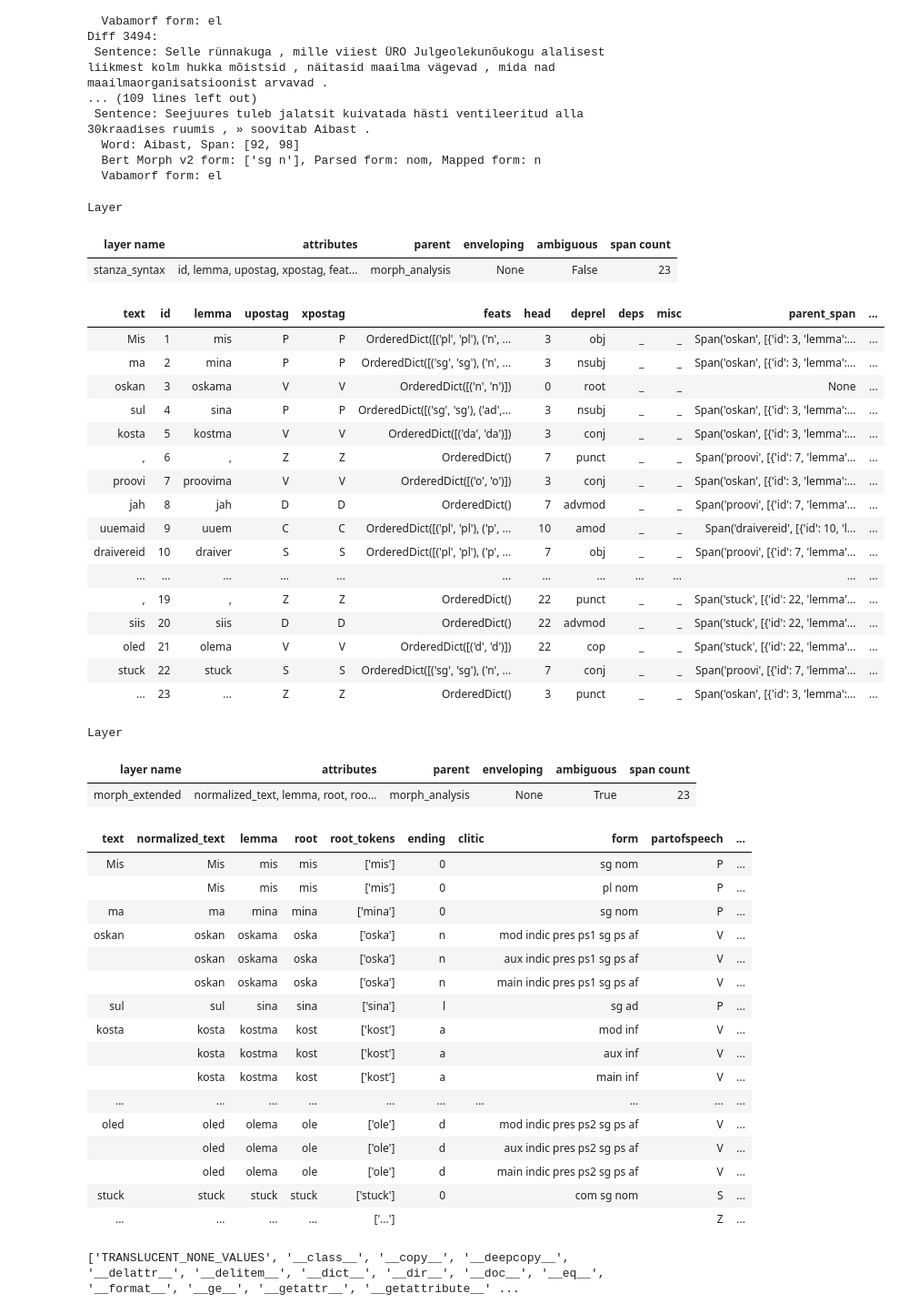
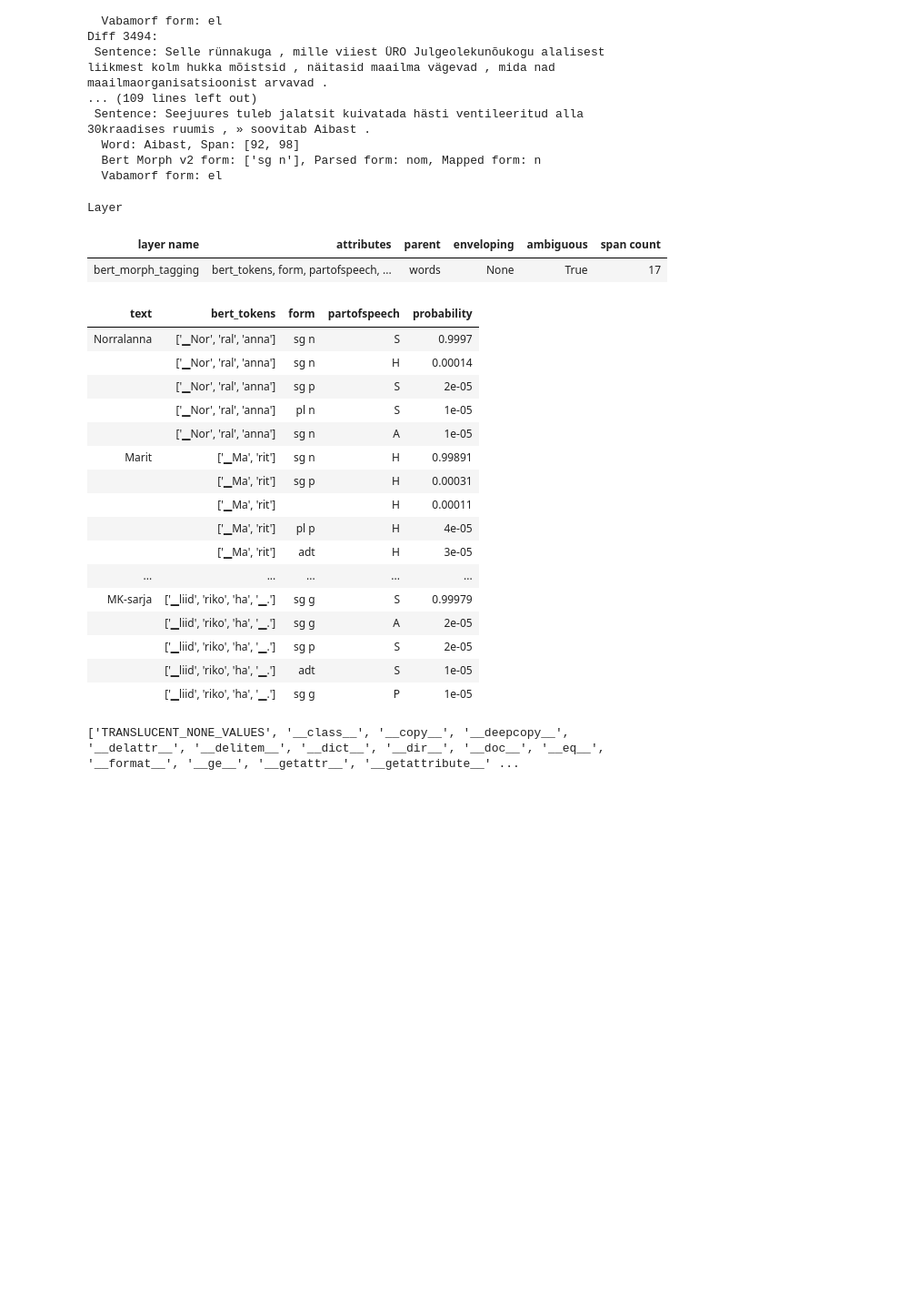
Before and after one commit to SanderSaska/EstNLTK_model_training, a Jupyter notebook: notebooks/inspecting_morphsyntax_conflicts.ipynb, the cells around one changed output. Shown at 91% size. Cells and saved outputs as stored; diff of their text form; code cells hidden in the pictures; blank space fills up the shorter version.

Commit message:
Added overall row gathering, and multiple prediction results

```diff
--- a/notebooks/inspecting_morphsyntax_conflicts.ipynb
+++ b/notebooks/inspecting_morphsyntax_conflicts.ipynb
@@ -48,7 +48,7 @@ from scripts.model import initialize_model
 from scripts.model.bert_morph_tagger import BertMorphTagger
 # %%
 conflicts_dir = DATA_DIR / "conflicts"
-bmt = BertMorphTagger(model_location=str(MODEL_DIR / "NER_mudel_v2"))
+bmt = BertMorphTagger(model_location=str(MODEL_DIR / "NER_mudel_v2"), get_top_n_predictions=5)
 # %% [markdown]
 ### Adding Bert Morph v2 predictions to the morph-syntax conflicts dataset
 # %%
@@ -630,57 +710,39 @@ Diff 3494:
 # %%
 from estnltk_neural.taggers import StanzaSyntaxTagger
 
 stanza_syntax_tagger = StanzaSyntaxTagger(
     input_type="morph_analysis",
     input_morph_layer="morph_analysis",
     add_parent_and_children=True,
 )
 text_obj = estnltk.Text(
-    "Mis ma oskan sul kosta , proovi jah uuemaid draivereid , proovi mälu CAS 2 kui ei aita , siis oled stuck ..."
+    "Norralanna Marit Bj�rgen muretses , et kui nii edasi , võtab Kristina temalt peatselt MK-sarja liidrikoha ."
 )
 text_obj.tag_layer("morph_extended")
 # stanza_syntax_web_tagger.tag(text_obj)
 stanza_syntax_tagger.tag(text_obj)
-display(text_obj.stanza_syntax)
-display(text_obj.morph_extended)
+bmt.tag(text_obj)
+# display(text_obj.stanza_syntax)
+# display(text_obj.morph_extended)
+display(text_obj.bert_morph_tagging)
 # %% [output]
 Layer
 | layer name | attributes | parent | enveloping | ambiguous | span count |
-| stanza_syntax | id, lemma, upostag, xpostag, feat... | morph_analysis | None | False | 23 |
+| bert_morph_tagging | bert_tokens, form, partofspeech, ... | words | None | True | 17 |
-| text | id | lemma | upostag | xpostag | feats | head | deprel | deps | misc | parent_span | ... |
-| Mis | 1 | mis | P | P | OrderedDict([('pl', 'pl'), ('n', ... | 3 | obj | _ | _ | Span('oskan', [{'id': 3, 'lemma':... | ... |
-| ma | 2 | mina | P | P | OrderedDict([('sg', 'sg'), ('n', ... | 3 | nsubj | _ | _ | Span('oskan', [{'id': 3, 'lemma':... | ... |
-| oskan | 3 | oskama | V | V | OrderedDict([('n', 'n')]) | 0 | root | _ | _ | None | ... |
-| sul | 4 | sina | P | P | OrderedDict([('sg', 'sg'), ('ad',... | 3 | nsubj | _ | _ | Span('oskan', [{'id': 3, 'lemma':... | ... |
-| kosta | 5 | kostma | V | V | OrderedDict([('da', 'da')]) | 3 | conj | _ | _ | Span('oskan', [{'id': 3, 'lemma':... | ... |
-| , | 6 | , | Z | Z | OrderedDict() | 7 | punct | _ | _ | Span('proovi', [{'id': 7, 'lemma'... | ... |
-| proovi | 7 | proovima | V | V | OrderedDict([('o', 'o')]) | 3 | conj | _ | _ | Span('oskan', [{'id': 3, 'lemma':... | ... |
-| jah | 8 | jah | D | D | OrderedDict() | 7 | advmod | _ | _ | Span('proovi', [{'id': 7, 'lemma'... | ... |
-| uuemaid | 9 | uuem | C | C | OrderedDict([('pl', 'pl'), ('p', ... | 10 | amod | _ | _ | Span('draivereid', [{'id': 10, 'l... | ... |
-| draivereid | 10 | draiver | S | S | OrderedDict([('pl', 'pl'), ('p', ... | 7 | obj | _ | _ | Span('proovi', [{'id': 7, 'lemma'... | ... |
-| ... | ... | ... | ... | ... | ... | ... | ... | ... | ... | ... | ... |
-| , | 19 | , | Z | Z | OrderedDict() | 22 | punct | _ | _ | Span('stuck', [{'id': 22, 'lemma'... | ... |
-| siis | 20 | siis | D | D | OrderedDict() | 22 | advmod | _ | _ | Span('stuck', [{'id': 22, 'lemma'... | ... |
-| oled | 21 | olema | V | V | OrderedDict([('d', 'd')]) | 22 | cop | _ | _ | Span('stuck', [{'id': 22, 'lemma'... | ... |
-| stuck | 22 | stuck | S | S | OrderedDict([('sg', 'sg'), ('n', ... | 7 | conj | _ | _ | Span('proovi', [{'id': 7, 'lemma'... | ... |
-| ... | 23 | ... | Z | Z | OrderedDict() | 3 | punct | _ | _ | Span('oskan', [{'id': 3, 'lemma':... | ... |
+| text | bert_tokens | form | partofspeech | probability |
+| Norralanna | ['▁Nor', 'ral', 'anna'] | sg n | S | 0.9997 |
+|  | ['▁Nor', 'ral', 'anna'] | sg n | H | 0.00014 |
+|  | ['▁Nor', 'ral', 'anna'] | sg p | S | 2e-05 |
+|  | ['▁Nor', 'ral', 'anna'] | pl n | S | 1e-05 |
+|  | ['▁Nor', 'ral', 'anna'] | sg n | A | 1e-05 |
+| Marit | ['▁Ma', 'rit'] | sg n | H | 0.99891 |
+|  | ['▁Ma', 'rit'] | sg p | H | 0.00031 |
+|  | ['▁Ma', 'rit'] |  | H | 0.00011 |
+|  | ['▁Ma', 'rit'] | pl p | H | 4e-05 |
+|  | ['▁Ma', 'rit'] | adt | H | 3e-05 |
+| ... | ... | ... | ... | ... |
+| MK-sarja | ['▁liid', 'riko', 'ha', '▁.'] | sg g | S | 0.99979 |
+|  | ['▁liid', 'riko', 'ha', '▁.'] | sg g | A | 2e-05 |
+|  | ['▁liid', 'riko', 'ha', '▁.'] | sg p | S | 2e-05 |
+|  | ['▁liid', 'riko', 'ha', '▁.'] | adt | S | 1e-05 |
+|  | ['▁liid', 'riko', 'ha', '▁.'] | sg g | P | 1e-05 |
-Layer
-| layer name | attributes | parent | enveloping | ambiguous | span count |
-| morph_extended | normalized_text, lemma, root, roo... | morph_analysis | None | True | 23 |
-| text | normalized_text | lemma | root | root_tokens | ending | clitic | form | partofspeech | ... |
-| Mis | Mis | mis | mis | ['mis'] | 0 |  | sg nom | P | ... |
-|  | Mis | mis | mis | ['mis'] | 0 |  | pl nom | P | ... |
-| ma | ma | mina | mina | ['mina'] | 0 |  | sg nom | P | ... |
-| oskan | oskan | oskama | oska | ['oska'] | n |  | mod indic pres ps1 sg ps af | V | ... |
-|  | oskan | oskama | oska | ['oska'] | n |  | aux indic pres ps1 sg ps af | V | ... |
-|  | oskan | oskama | oska | ['oska'] | n |  | main indic pres ps1 sg ps af | V | ... |
-| sul | sul | sina | sina | ['sina'] | l |  | sg ad | P | ... |
-| kosta | kosta | kostma | kost | ['kost'] | a |  | mod inf | V | ... |
-|  | kosta | kostma | kost | ['kost'] | a |  | aux inf | V | ... |
-|  | kosta | kostma | kost | ['kost'] | a |  | main inf | V | ... |
-| ... | ... | ... | ... | ... | ... | ... | ... | ... | ... |
-| oled | oled | olema | ole | ['ole'] | d |  | mod indic pres ps2 sg ps af | V | ... |
-|  | oled | olema | ole | ['ole'] | d |  | aux indic pres ps2 sg ps af | V | ... |
-|  | oled | olema | ole | ['ole'] | d |  | main indic pres ps2 sg ps af | V | ... |
-| stuck | stuck | stuck | stuck | ['stuck'] | 0 |  | com sg nom | S | ... |
-| ... | ... | ... | ... | ['...'] |  |  |  | Z | ... |
```
Also changed, not shown: parts of 8 cells of this notebook, 1 other file.
